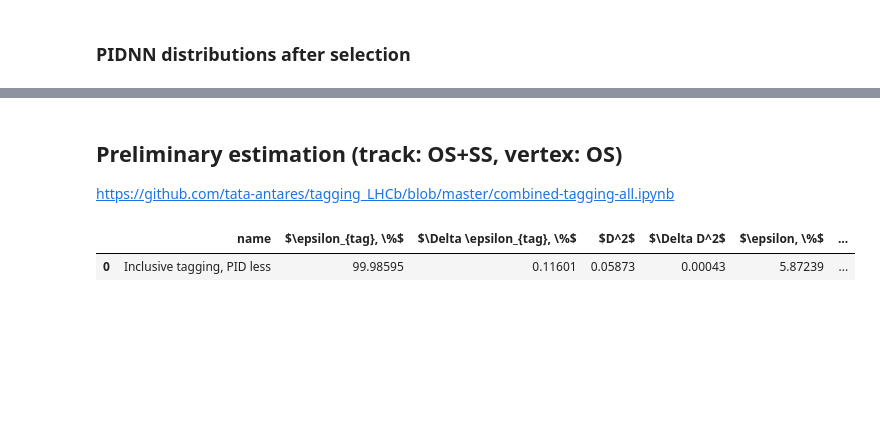
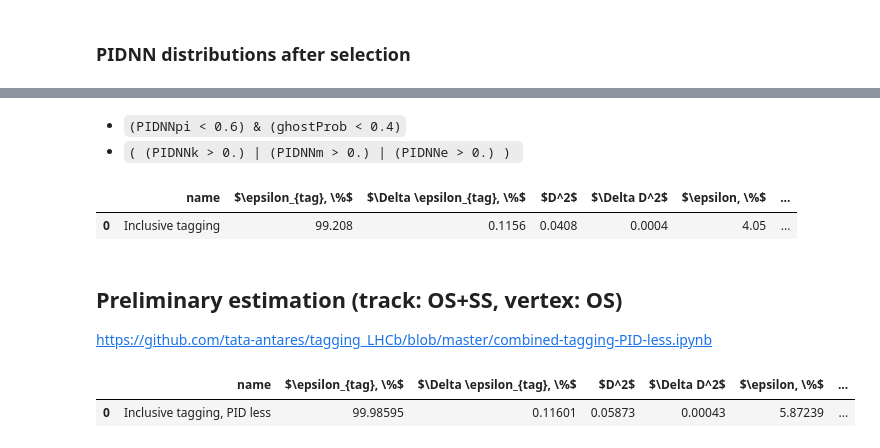
Before and after one commit to tlikhomanenko/tagging_LHCb, a Jupyter notebook: Analysis-scheme.ipynb, the cells around one changed output, grey strips where cells are left out. Drawn from its saved outputs; the diff is of its cells as text; code cells hidden in the pictures; blank space fills up the shorter version.

```diff
--- a/Analysis-scheme.ipynb
+++ b/Analysis-scheme.ipynb
@@ -514,7 +413,16 @@ Image(url='https://raw.githubusercontent.com/tata-antares/tagging_LHCb/master/im
+# %% [markdown]
+* `(PIDNNpi < 0.6) & (ghostProb < 0.4)`
+* `( (PIDNNk > 0.) | (PIDNNm > 0.) | (PIDNNe > 0.) ) `
+# %%
+pandas.set_option('display.precision', 5)
+pandas.read_csv('img/new-tagging_relax2.csv')
+# %% [output]
+|  | name | $\epsilon_{tag}, \%$ | $\Delta \epsilon_{tag}, \%$ | $D^2$ | $\Delta D^2$ | $\epsilon, \%$ | ... |
+| 0 | Inclusive tagging | 99.208 | 0.1156 | 0.0408 | 0.0004 | 4.05 | ... |
 # %% [markdown]
 ## Preliminary estimation (track: OS+SS, vertex: OS)
 
-https://github.com/tata-antares/tagging_LHCb/blob/master/combined-tagging-all.ipynb
+https://github.com/tata-antares/tagging_LHCb/blob/master/combined-tagging-PID-less.ipynb
 # %%
 pandas.set_option('display.precision', 5)
 pandas.read_csv('img/new-tagging-PID-less.csv').drop(['$\Delta$ AUC, with untag'], axis=1)
```
Also changed, not shown: parts of 96 cells of this notebook.
